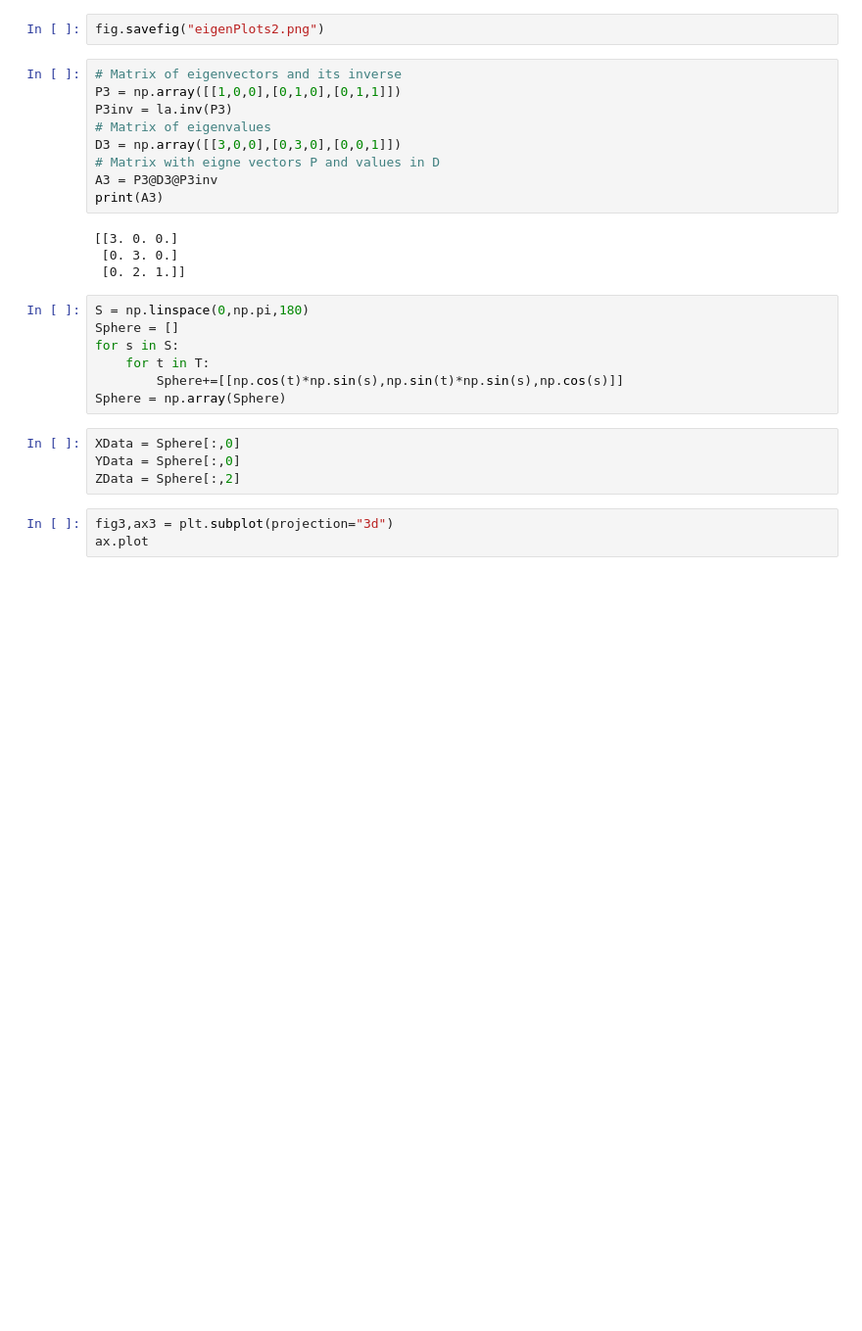
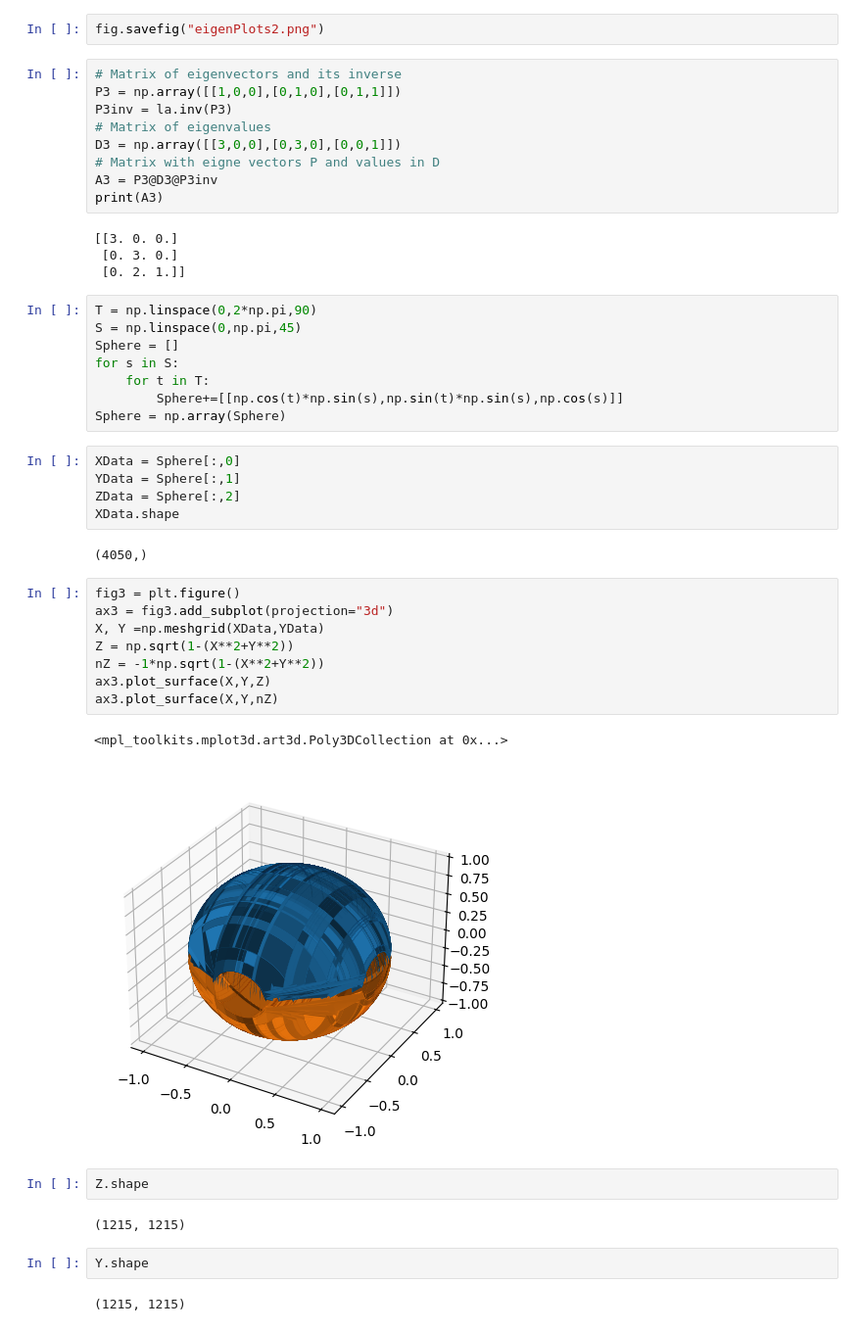
Before and after one commit to cfroccajr/Mmmmm..Machine_Learning, a Jupyter notebook: Class_Files/Eigen-Examples.ipynb, the cells around one changed output. Shown at 98% size. Drawn from its saved outputs; the diff is of its cells as text; blank space fills up the shorter version.

```diff
--- a/Class_Files/Eigen-Examples.ipynb
+++ b/Class_Files/Eigen-Examples.ipynb
@@ -103,7 +103,8 @@ print(A3)
  [0. 3. 0.]
  [0. 2. 1.]]
 # %%
-S = np.linspace(0,np.pi,180)
+T = np.linspace(0,2*np.pi,90)
+S = np.linspace(0,np.pi,45)
 Sphere = []
 for s in S:
     for t in T:
@@ -111,8 +112,27 @@ for s in S:
 Sphere = np.array(Sphere)
 # %%
 XData = Sphere[:,0]
-YData = Sphere[:,0]
+YData = Sphere[:,1]
 ZData = Sphere[:,2]
+XData.shape
+# %% [output]
+(4050,)
-# %%
-fig3,ax3 = plt.subplot(projection="3d")
-ax.plot
+# %%
+fig3 = plt.figure()
+ax3 = fig3.add_subplot(projection="3d")
+X, Y =np.meshgrid(XData,YData)
+Z = np.sqrt(1-(X**2+Y**2))
+nZ = -1*np.sqrt(1-(X**2+Y**2))
+ax3.plot_surface(X,Y,Z)
+ax3.plot_surface(X,Y,nZ)
+# %% [output]
+<mpl_toolkits.mplot3d.art3d.Poly3DCollection at 0x...>
+[figure, added]
+# %%
+Z.shape
+# %% [output]
+(1215, 1215)
+# %%
+Y.shape
+# %% [output]
+(1215, 1215)
```
Also changed, not shown: parts of 6 cells of this notebook, 1 other file.
